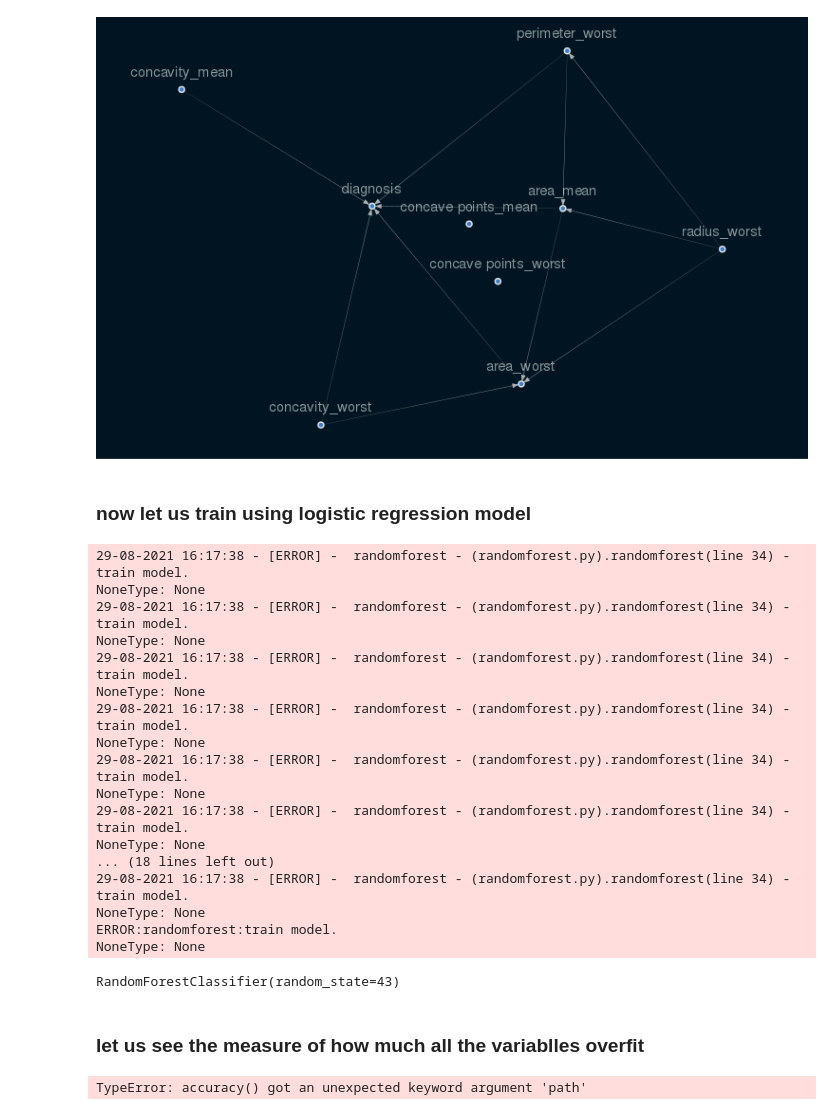
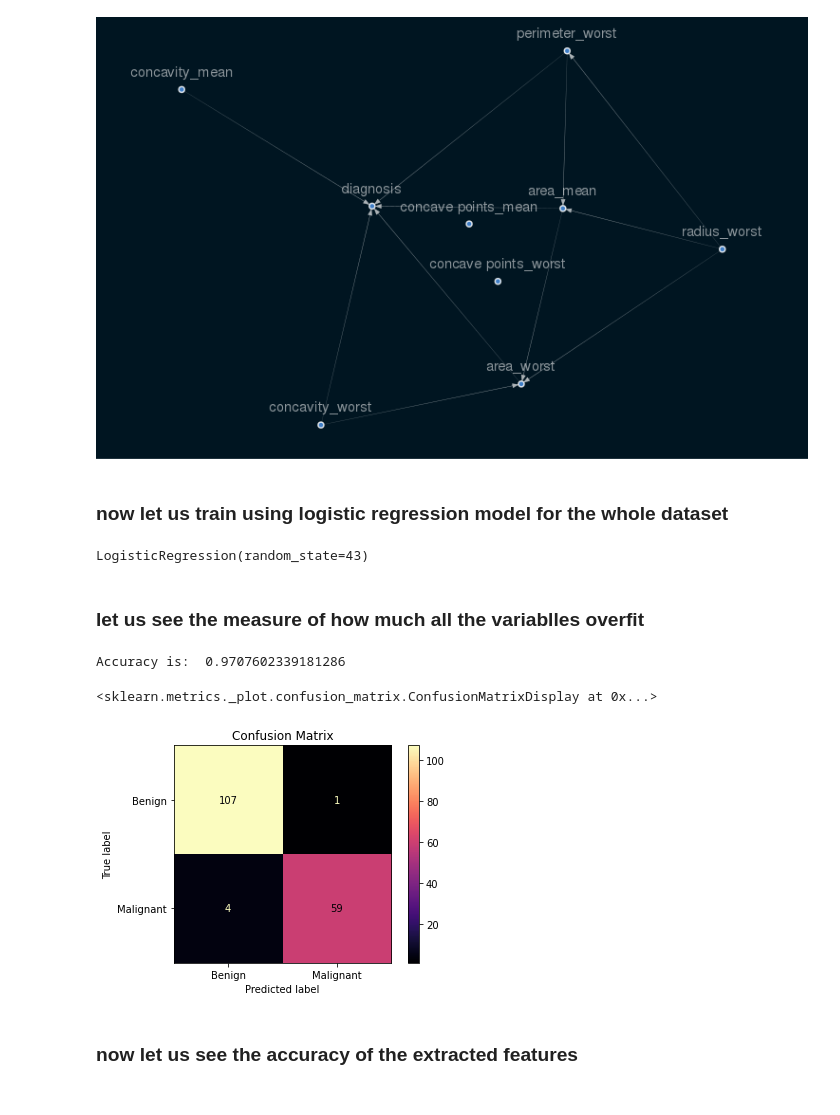
Before and after one commit to nebasam/Industry---Casualty-Challenge, a Jupyter notebook: notebook/causal_model.ipynb, the cells around one changed output. Saved outputs shown, nothing was run; the diff lists cells and outputs as text; code cells hidden in the pictures.

Commit message:
plots confusion matrix

```diff
--- a/notebook/causal_model.ipynb
+++ b/notebook/causal_model.ipynb
@@ -63,5 +49,5 @@ INFO:preprocess:encodes label for non_numeric successfully
 ### Splitting data into training and test set for feature selection
 # %%
 # split data train 70 % and test 30 %
-random = RandomForest()
-x_train, x_test, y_train, y_test = random.splitdata(x, y)
+logistic =Logistic()
+x_train, x_test, y_train, y_test = logistic.splitdata(x, y)
@@ -270,33 +254,20 @@ INFO:structure:plots causal graph successfully
 writing graph image
 [figure]
 # %% [markdown]
-### now let us train using logistic regression model
+### now let us train using logistic regression model for the whole dataset
 # %%
 # let us train random forest model
-random = RandomForest()
-random.randomforest(df,x_train,y_train,)
+log = Logistic()
+log.logistic(df,x_train,y_train,)
 # %% [output]
-29-08-2021 16:17:38 - [ERROR] -  randomforest - (randomforest.py).randomforest(line 34) - train model.
-NoneType: None
-29-08-2021 16:17:38 - [ERROR] -  randomforest - (randomforest.py).randomforest(line 34) - train model.
-NoneType: None
-29-08-2021 16:17:38 - [ERROR] -  randomforest - (randomforest.py).randomforest(line 34) - train model.
-NoneType: None
-29-08-2021 16:17:38 - [ERROR] -  randomforest - (randomforest.py).randomforest(line 34) - train model.
-NoneType: None
-29-08-2021 16:17:38 - [ERROR] -  randomforest - (randomforest.py).randomforest(line 34) - train model.
-NoneType: None
-29-08-2021 16:17:38 - [ERROR] -  randomforest - (randomforest.py).randomforest(line 34) - train model.
-NoneType: None
-... (18 lines left out)
-29-08-2021 16:17:38 - [ERROR] -  randomforest - (randomforest.py).randomforest(line 34) - train model.
-NoneType: None
-ERROR:randomforest:train model.
-NoneType: None
+LogisticRegression(random_state=43)
-RandomForestClassifier(random_state=43)
 # %% [markdown]
 ### let us see the measure of how much all the variablles overfit
 # %%
-random.accuracy(df,x_train,y_train,x_test,y_test,path = '../output/whole_data_Set')
+log.accuracy(df,x_train,y_train,x_test,y_test,path = '../output/whole_data_Set')
 # %% [output]
-TypeError: accuracy() got an unexpected keyword argument 'path'
+Accuracy is:  0.9707602339181286
+<sklearn.metrics._plot.confusion_matrix.ConfusionMatrixDisplay at 0x...>
+[figure, added]
+# %% [markdown]
+### now let us see the accuracy of the extracted features
```
Also changed, not shown: parts of 6 cells of this notebook, 51 other files.
